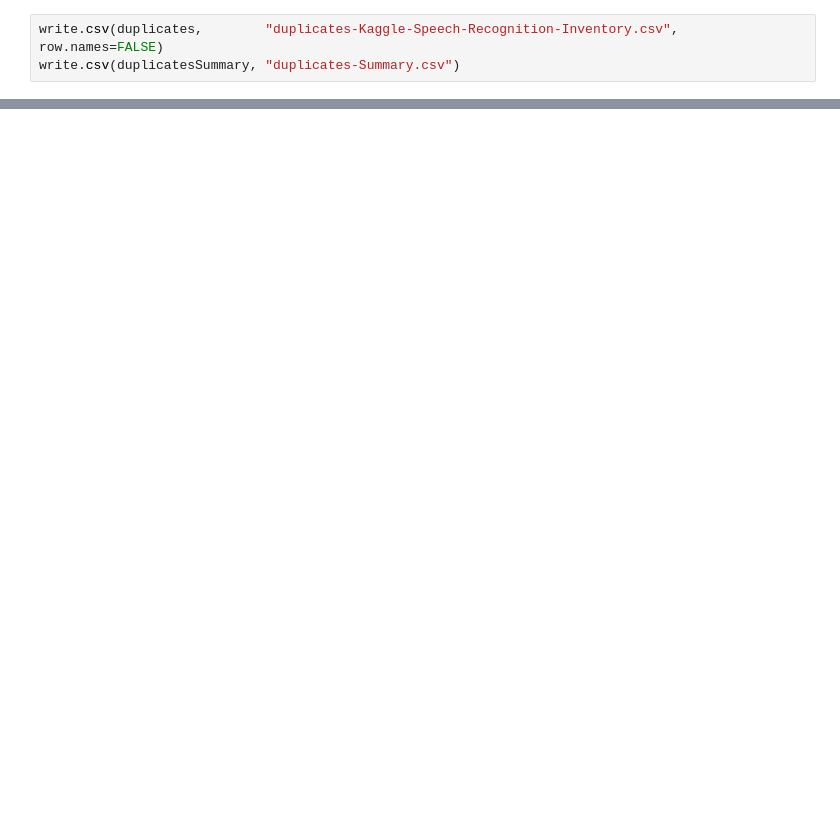
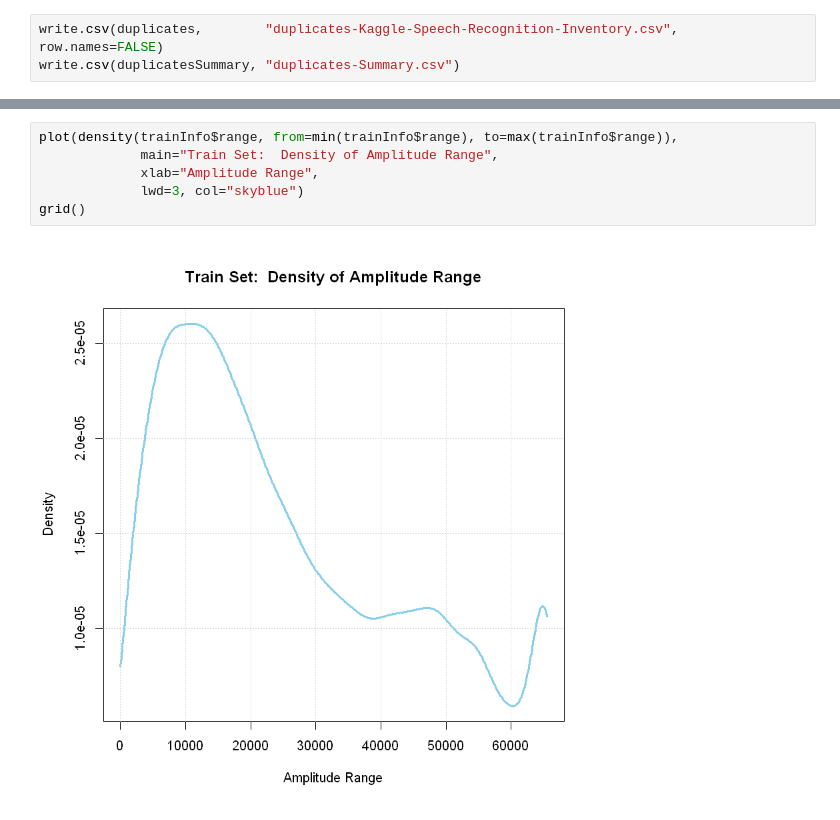
Before and after one commit to EarlGlynn/kaggle-speech-recognition, a Jupyter notebook: Jupyter/00-WAV-File-Inventory-Duplicates/00-WAV-File-Inventory.ipynb, the cells around one changed output, grey strips where cells are left out. Cells and saved outputs as stored; diff of their text form; blank space fills up the shorter version.

Commit message:
Additional info/charts about range of amplitudes for train/test sets; selected words in train set

```diff
--- a/Jupyter/00-WAV-File-Inventory-Duplicates/00-WAV-File-Inventory.ipynb
+++ b/Jupyter/00-WAV-File-Inventory-Duplicates/00-WAV-File-Inventory.ipynb
@@ -597,0 +627,8 @@ write.csv(duplicatesSummary, "duplicates-Summary.csv")
+# %%
+plot(density(trainInfo$range, from=min(trainInfo$range), to=max(trainInfo$range)),
+             main="Train Set:  Density of Amplitude Range",
+             xlab="Amplitude Range",
+             lwd=3, col="skyblue")
+grid()
+# %% [output]
+[figure, added]
```
Also changed, not shown: parts of 20 cells of this notebook, 1 other file.
